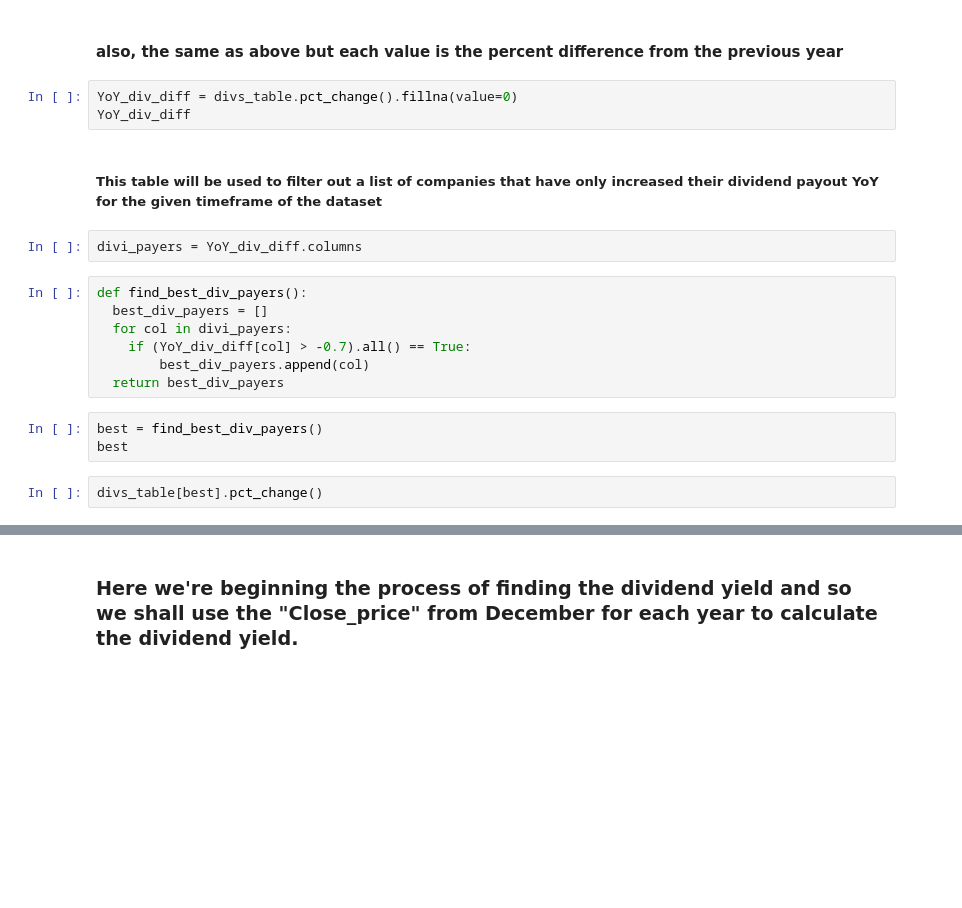
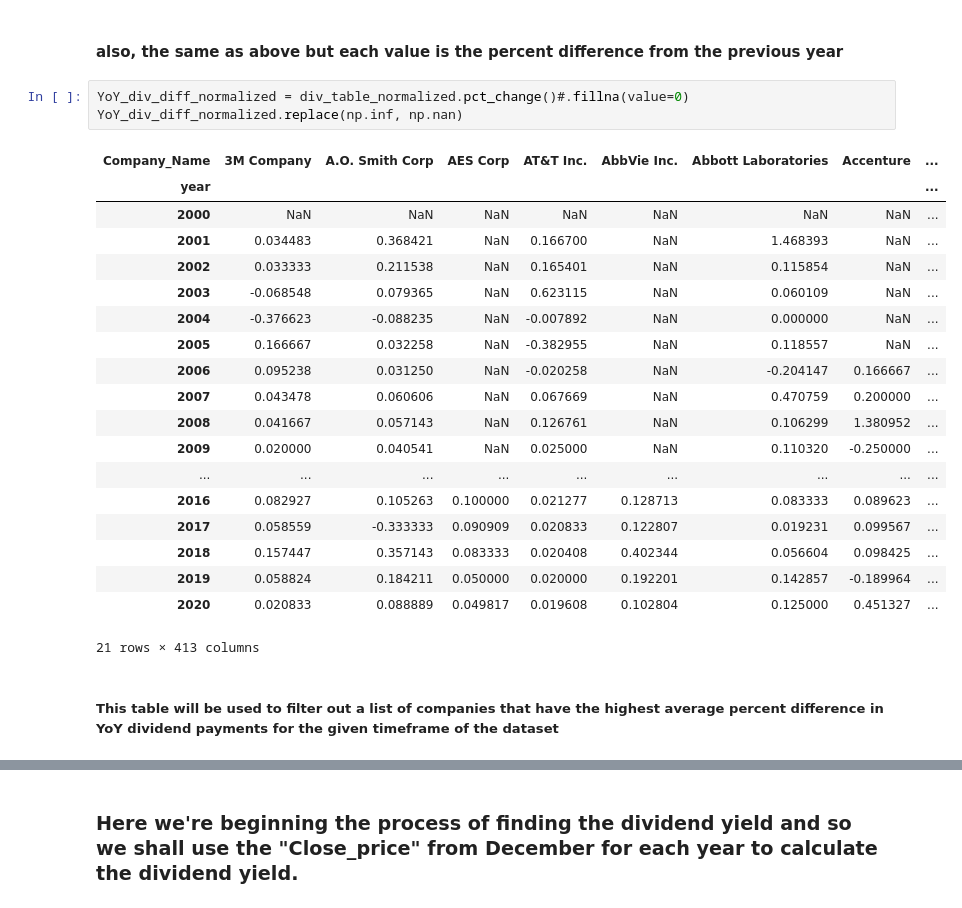
Before and after one commit to ssbyrne89/DIYInvestmentPrimer, a Jupyter notebook: notebooks/Visualizing_the_table_into_a_chart.ipynb, the cells around one changed output, grey strips where cells are left out. Cells and saved outputs as stored; diff of their text form; blank space fills up the shorter version.

```diff
--- a/notebooks/Visualizing_the_table_into_a_chart.ipynb
+++ b/notebooks/Visualizing_the_table_into_a_chart.ipynb
@@ -361,21 +412,27 @@ divs_table.diff()
 # %% [markdown]
 #### also, the same as above but each value is the percent difference from the previous year
-# %%
-YoY_div_diff = divs_table.pct_change().fillna(value=0)
-YoY_div_diff
+# %%
+YoY_div_diff_normalized = div_table_normalized.pct_change()#.fillna(value=0)
+YoY_div_diff_normalized.replace(np.inf, np.nan)
+# %% [output]
+| Company_Name | 3M Company | A.O. Smith Corp | AES Corp | AT&T Inc. | AbbVie Inc. | Abbott Laboratories | Accenture | ... |
+| year |  |  |  |  |  |  |  | ... |
+| 2000 | NaN | NaN | NaN | NaN | NaN | NaN | NaN | ... |
+| 2001 | 0.034483 | 0.368421 | NaN | 0.166700 | NaN | 1.468393 | NaN | ... |
+| 2002 | 0.033333 | 0.211538 | NaN | 0.165401 | NaN | 0.115854 | NaN | ... |
+| 2003 | -0.068548 | 0.079365 | NaN | 0.623115 | NaN | 0.060109 | NaN | ... |
+| 2004 | -0.376623 | -0.088235 | NaN | -0.007892 | NaN | 0.000000 | NaN | ... |
+| 2005 | 0.166667 | 0.032258 | NaN | -0.382955 | NaN | 0.118557 | NaN | ... |
+| 2006 | 0.095238 | 0.031250 | NaN | -0.020258 | NaN | -0.204147 | 0.166667 | ... |
+| 2007 | 0.043478 | 0.060606 | NaN | 0.067669 | NaN | 0.470759 | 0.200000 | ... |
+| 2008 | 0.041667 | 0.057143 | NaN | 0.126761 | NaN | 0.106299 | 1.380952 | ... |
+| 2009 | 0.020000 | 0.040541 | NaN | 0.025000 | NaN | 0.110320 | -0.250000 | ... |
+| ... | ... | ... | ... | ... | ... | ... | ... | ... |
+| 2016 | 0.082927 | 0.105263 | 0.100000 | 0.021277 | 0.128713 | 0.083333 | 0.089623 | ... |
+| 2017 | 0.058559 | -0.333333 | 0.090909 | 0.020833 | 0.122807 | 0.019231 | 0.099567 | ... |
+| 2018 | 0.157447 | 0.357143 | 0.083333 | 0.020408 | 0.402344 | 0.056604 | 0.098425 | ... |
+| 2019 | 0.058824 | 0.184211 | 0.050000 | 0.020000 | 0.192201 | 0.142857 | -0.189964 | ... |
+| 2020 | 0.020833 | 0.088889 | 0.049817 | 0.019608 | 0.102804 | 0.125000 | 0.451327 | ... |
+21 rows × 413 columns
 # %% [markdown]
-##### This table will be used to filter out a list of companies that have only increased their dividend payout YoY for the given timeframe of the dataset
+##### This table will be used to filter out a list of companies that have the highest average percent difference in YoY dividend payments for the given timeframe of the dataset
-# %%
-divi_payers = YoY_div_diff.columns
-# %%
-def find_best_div_payers():
-  best_div_payers = []
-  for col in divi_payers:
-    if (YoY_div_diff[col] > -0.7).all() == True:
-        best_div_payers.append(col)
-  return best_div_payers
-# %%
-best = find_best_div_payers()
-best
-# %%
-divs_table[best].pct_change()
```
Also changed, not shown: parts of 69 cells of this notebook, 1 other file.
